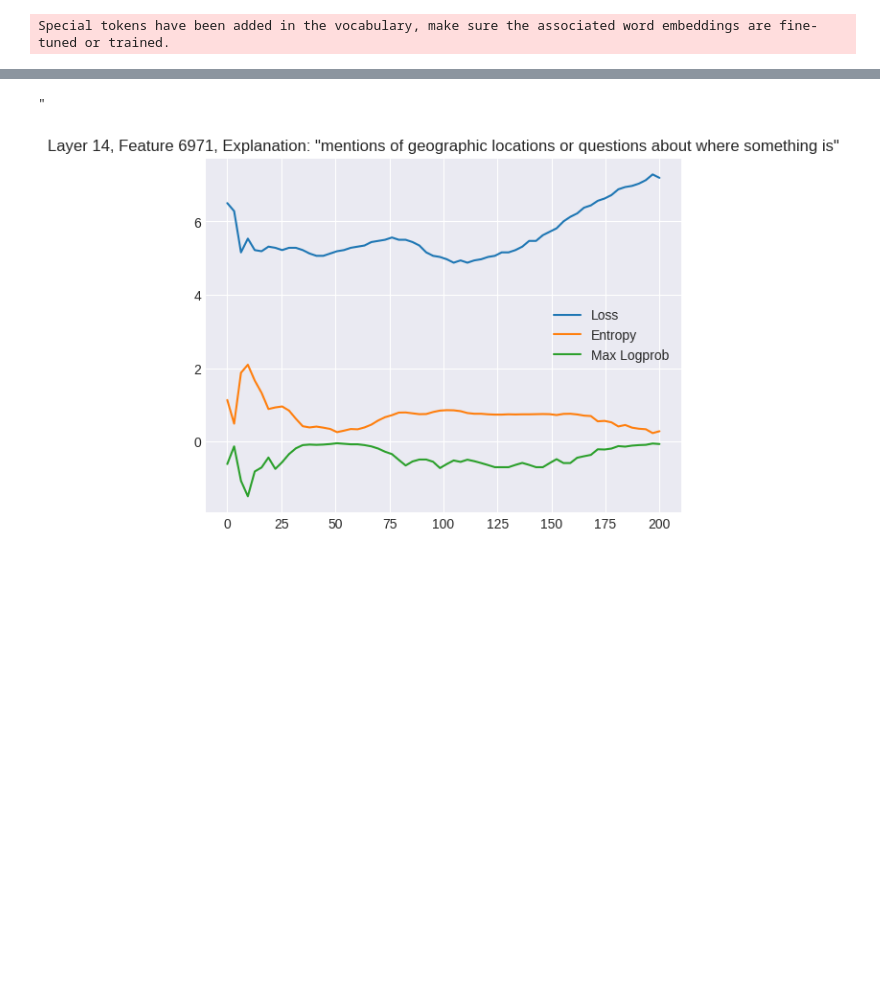
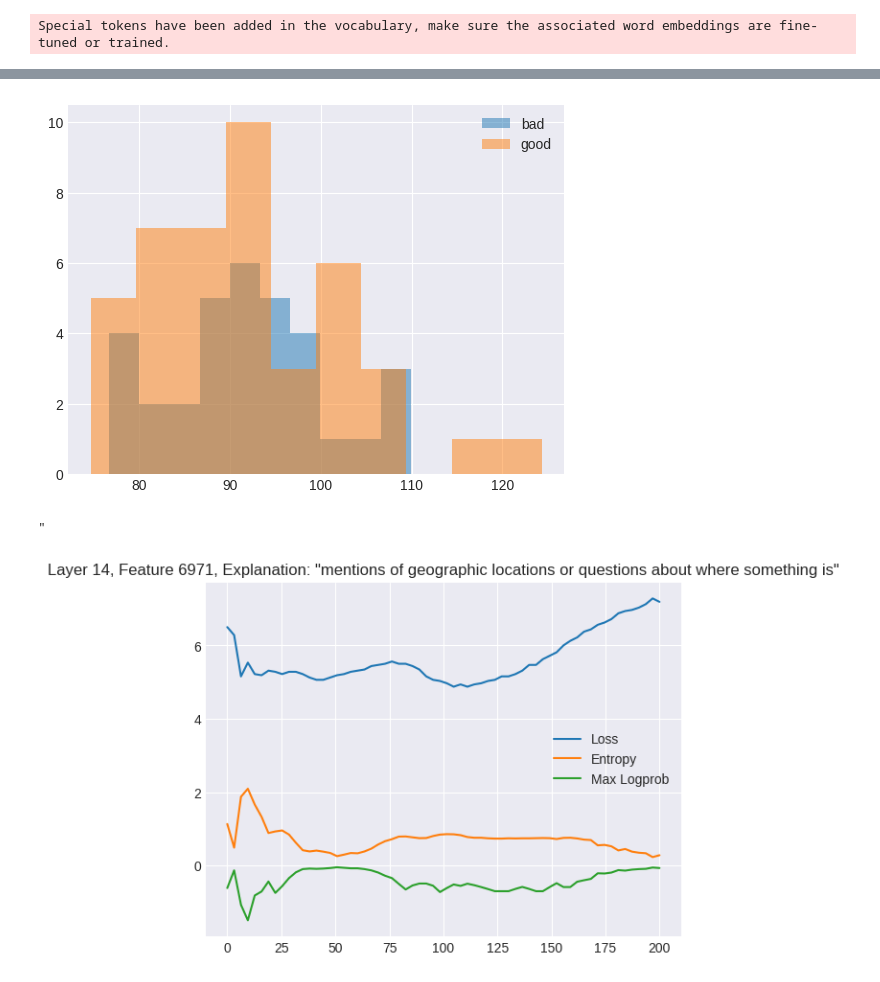
Before and after one commit to neverix/micrlhf-progress, a Jupyter notebook: sprint/self_explanation_scale.ipynb, the cells around one changed output, grey strips where cells are left out. Cells and saved outputs as stored; diff of their text form; code cells hidden in the pictures; blank space fills up the shorter version.

```diff
--- a/sprint/self_explanation_scale.ipynb
+++ b/sprint/self_explanation_scale.ipynb
@@ -111,3 +214,11 @@ feature_dataset = load_dataset("kisate-team/feature-explanations", split="train"
+# %%
+all_resids = np.concatenate([c_resids, d_resids], axis=0).mean(0)
+plt.hist(np.linalg.norm(c_resids - all_resids, axis=-1), label="bad", alpha=0.5)
+plt.hist(np.linalg.norm(d_resids - all_resids, axis=-1), label="good", alpha=0.5)
+plt.legend()
+plt.show()
+# %% [output]
+[figure, added]
 # %%
 from matplotlib import pyplot as plt
 from tqdm.auto import trange
```
Also changed, not shown: parts of 11 cells of this notebook, 3 other files.
